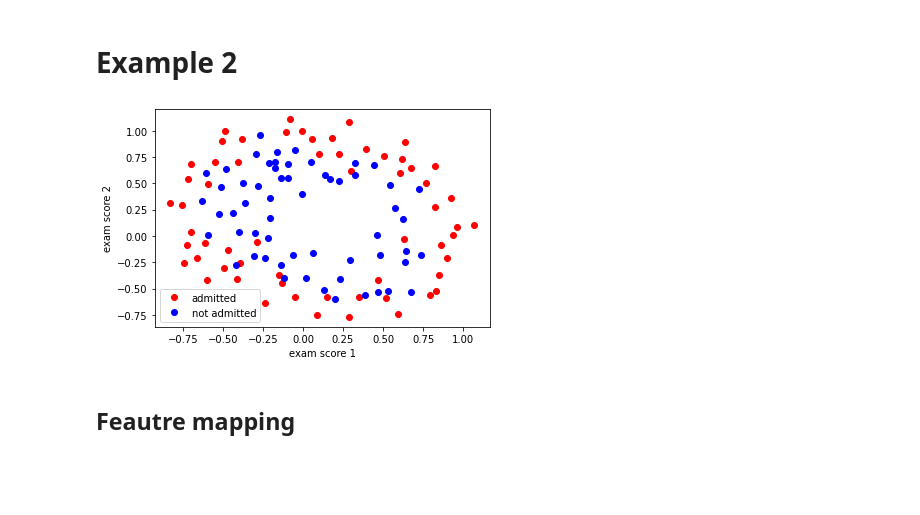
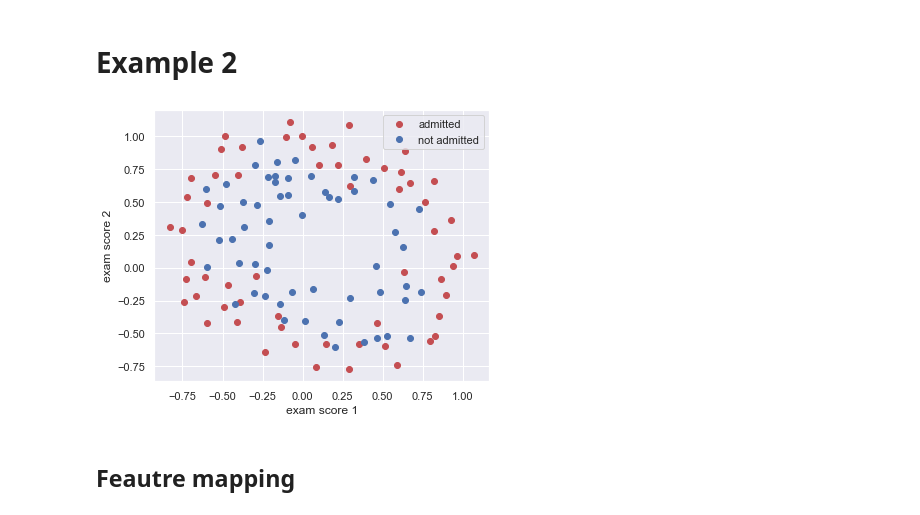
Before and after one commit to mkang32/machine-learning-basics, a Jupyter notebook: logistic_regression/logistic_regression_with_regularization.ipynb, the cells around one changed output. Saved outputs shown, nothing was run; the diff lists cells and outputs as text; code cells hidden in the pictures; blank space fills up the shorter version.

```diff
--- a/logistic_regression/logistic_regression_with_regularization.ipynb
+++ b/logistic_regression/logistic_regression_with_regularization.ipynb
@@ -3,19 +3,21 @@ import numpy as np
 import pandas as pd
 import matplotlib.pyplot as plt
 import seaborn as sns
+sns.set()
 # %% [markdown]
 # Example 2
 # %%
 df = pd.read_csv('dataset/ex2data2.txt', header=None, names=['score1', 'score2', 'y'])
 # %%
+fig, ax = plt.subplots(figsize=(6,5))
 plt.plot(df[df['y']==0]['score1'], df[df['y']==0]['score2'], 'or')
 plt.plot(df[df['y']==1]['score1'], df[df['y']==1]['score2'], 'ob')
 plt.xlabel('exam score 1')
 plt.ylabel('exam score 2')
 plt.legend(['admitted', 'not admitted'])
 plt.show()
 # %% [output]
-[figure, old version]
+[figure, new version]
 # %% [markdown]
 ## Feautre mapping
 # %% [markdown]
```
Also changed, not shown: parts of 21 cells of this notebook.
